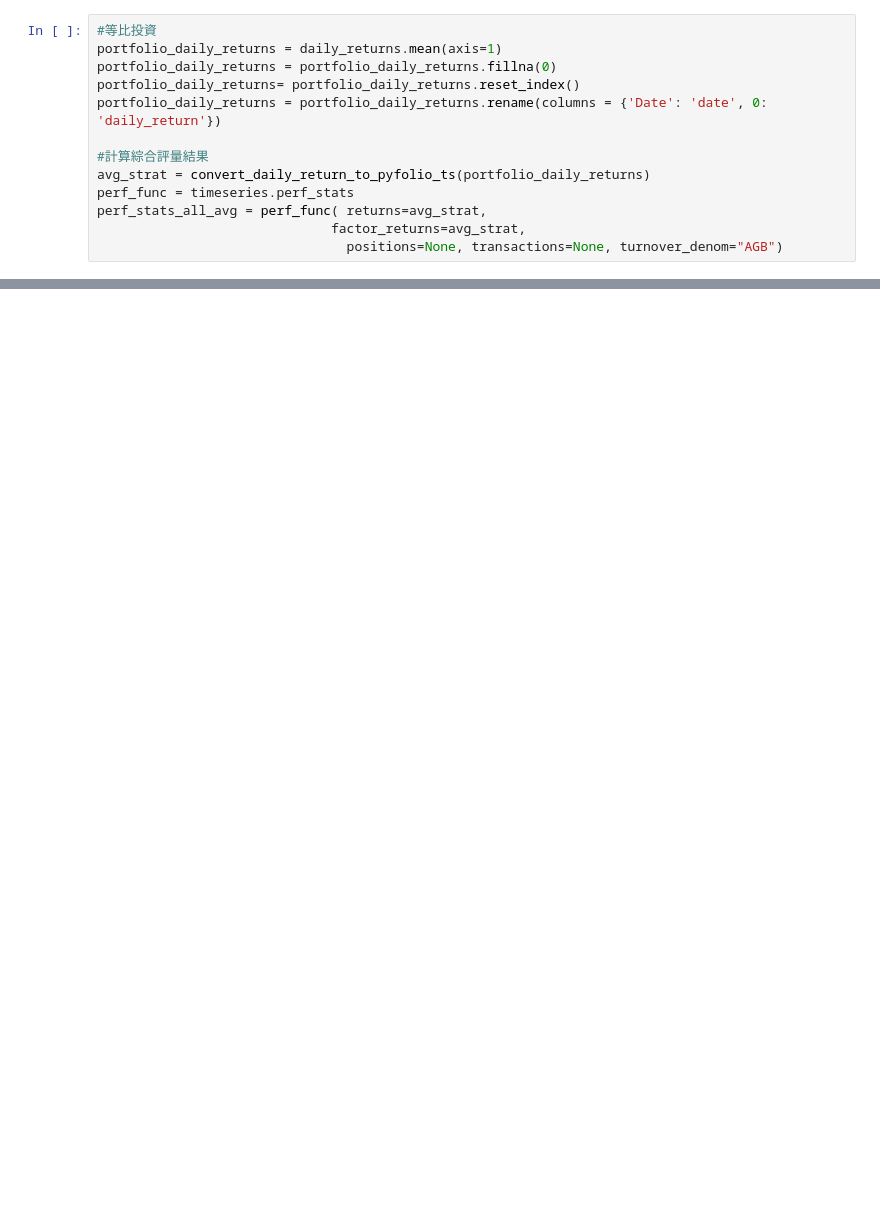
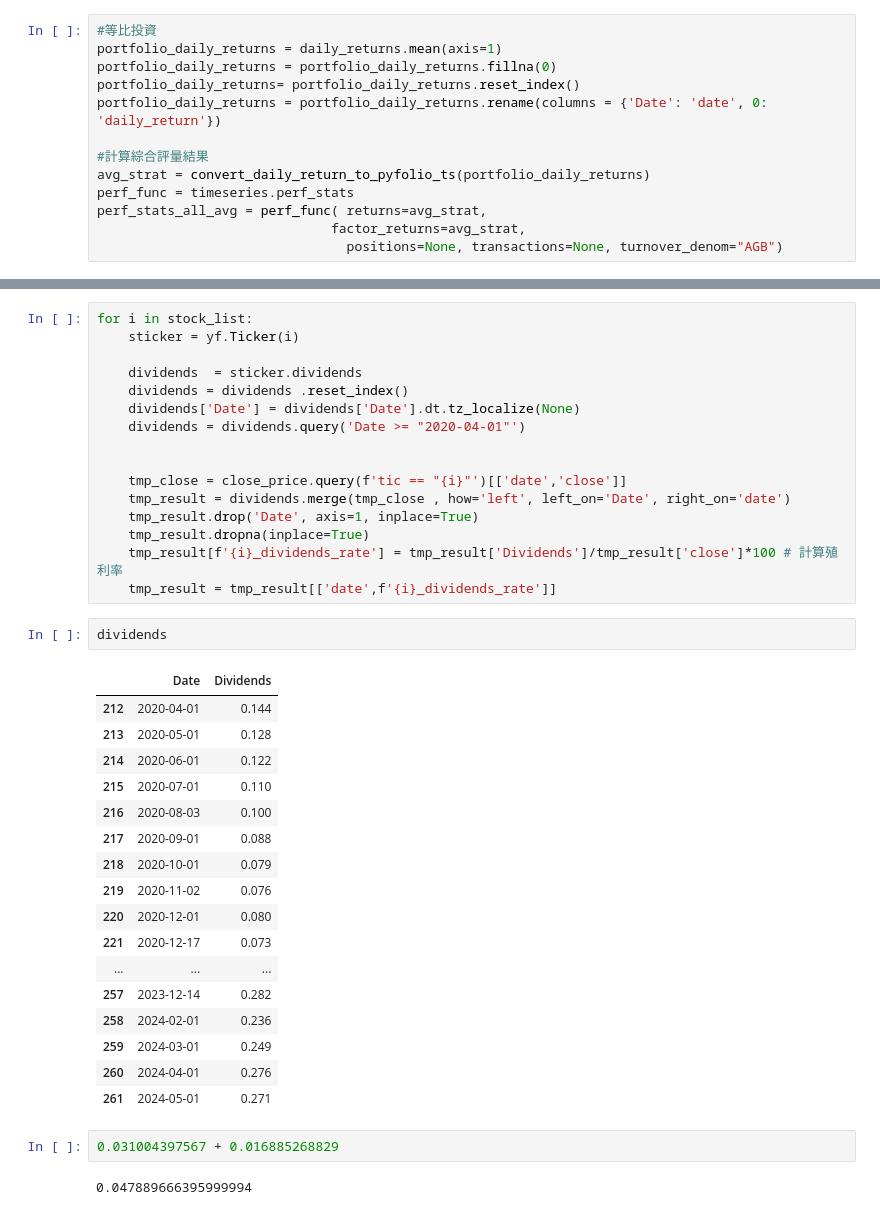
Before and after one commit to ying-ni/drl_finance, a Jupyter notebook: drl.ipynb, the cells around one changed output, grey strips where cells are left out. Saved outputs shown, nothing was run; the diff lists cells and outputs as text; blank space fills up the shorter version.

```diff
--- a/drl.ipynb
+++ b/drl.ipynb
@@ -667,0 +833,40 @@ dtype: float64
+# %%
+for i in stock_list:
+    sticker = yf.Ticker(i)
+
+    dividends  = sticker.dividends
+    dividends = dividends .reset_index()
+    dividends['Date'] = dividends['Date'].dt.tz_localize(None)
+    dividends = dividends.query('Date >= "2020-04-01"')
+
+
+    tmp_close = close_price.query(f'tic == "{i}"')[['date','close']]
+    tmp_result = dividends.merge(tmp_close , how='left', left_on='Date', right_on='date')
+    tmp_result.drop('Date', axis=1, inplace=True)
+    tmp_result.dropna(inplace=True)
+    tmp_result[f'{i}_dividends_rate'] = tmp_result['Dividends']/tmp_result['close']*100 # 計算殖利率
+    tmp_result = tmp_result[['date',f'{i}_dividends_rate']]
+# %%
+dividends
+# %% [output]
+|  | Date | Dividends |
+| 212 | 2020-04-01 | 0.144 |
+| 213 | 2020-05-01 | 0.128 |
+| 214 | 2020-06-01 | 0.122 |
+| 215 | 2020-07-01 | 0.110 |
+| 216 | 2020-08-03 | 0.100 |
+| 217 | 2020-09-01 | 0.088 |
+| 218 | 2020-10-01 | 0.079 |
+| 219 | 2020-11-02 | 0.076 |
+| 220 | 2020-12-01 | 0.080 |
+| 221 | 2020-12-17 | 0.073 |
+| ... | ... | ... |
+| 257 | 2023-12-14 | 0.282 |
+| 258 | 2024-02-01 | 0.236 |
+| 259 | 2024-03-01 | 0.249 |
+| 260 | 2024-04-01 | 0.276 |
+| 261 | 2024-05-01 | 0.271 |
+# %%
+0.031004397567 + 0.016885268829
+# %% [output]
+0.047889666395999994
```
Also changed, not shown: parts of 22 cells of this notebook, 13 other files.
